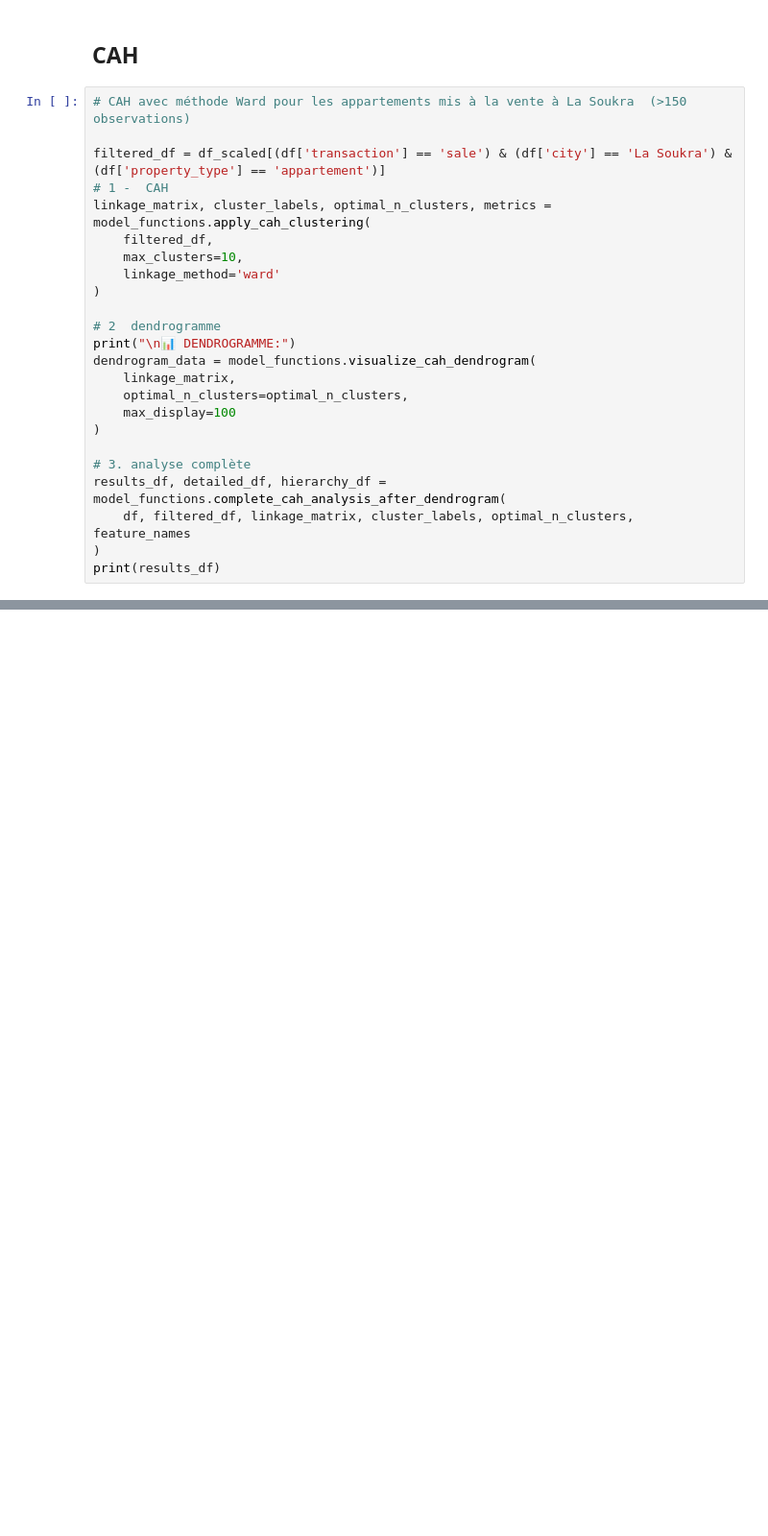
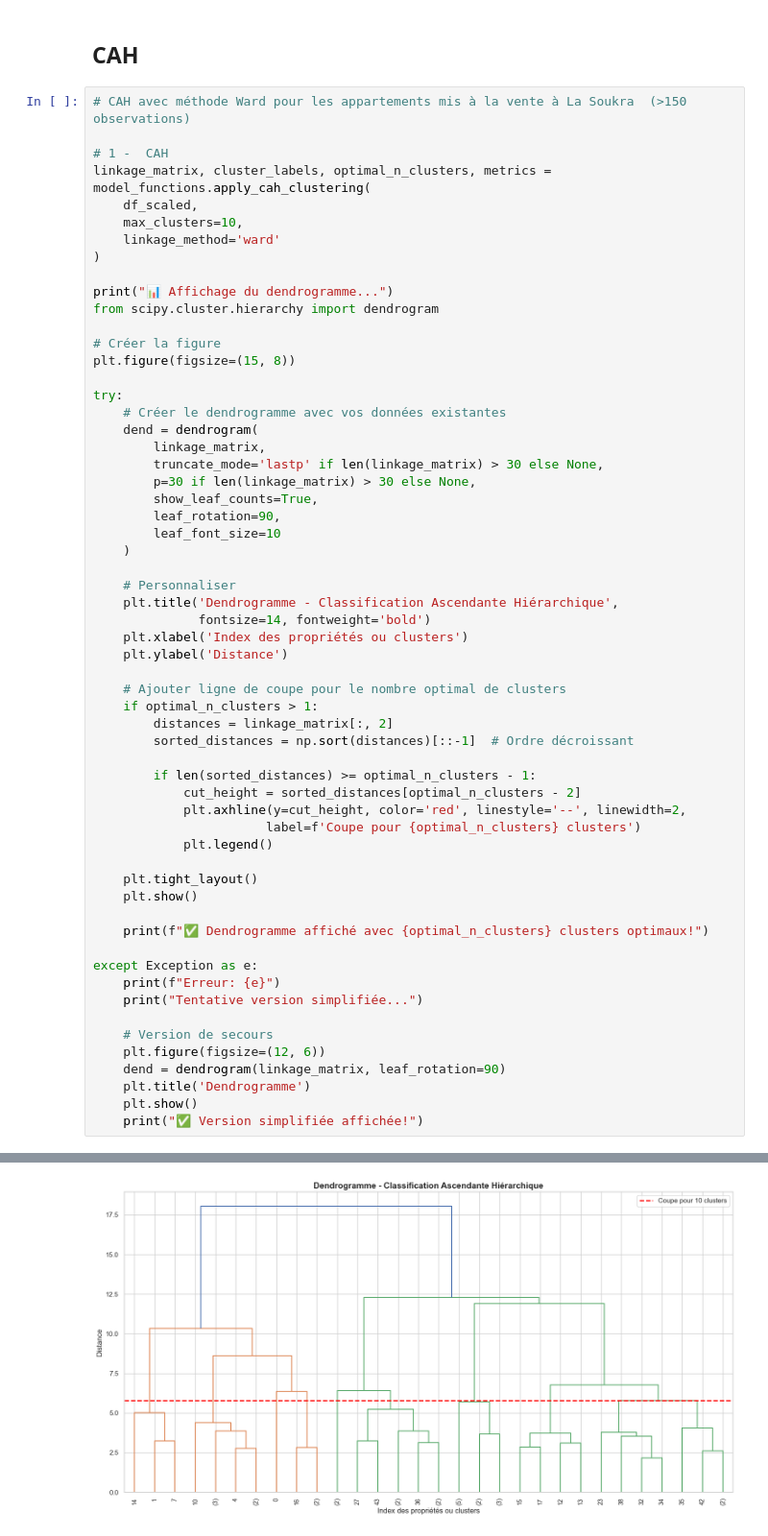
Before and after one commit to yos-r/data_immo, a Jupyter notebook: notebook.ipynb, the cells around one changed output, grey strips where cells are left out. Shown at 96% size. Saved outputs shown, nothing was run; the diff lists cells and outputs as text; blank space fills up the shorter version.

```diff
--- a/notebook.ipynb
+++ b/notebook.ipynb
@@ -939,24 +1468,60 @@ print(f"• dbscan_metrics: métriques de performance")
 # %%
 # CAH avec méthode Ward pour les appartements mis à la vente à La Soukra  (>150 observations)
 
-filtered_df = df_scaled[(df['transaction'] == 'sale') & (df['city'] == 'La Soukra') & (df['property_type'] == 'appartement')]
 # 1 -  CAH
 linkage_matrix, cluster_labels, optimal_n_clusters, metrics = model_functions.apply_cah_clustering(
-    filtered_df,
+    df_scaled,
     max_clusters=10,
     linkage_method='ward'
 )
 
-# 2  dendrogramme
-print("\n📊 DENDROGRAMME:")
-dendrogram_data = model_functions.visualize_cah_dendrogram(
-    linkage_matrix,
-    optimal_n_clusters=optimal_n_clusters,
-    max_display=100
-)
+print("📊 Affichage du dendrogramme...")
+from scipy.cluster.hierarchy import dendrogram
 
-# 3. analyse complète
-results_df, detailed_df, hierarchy_df = model_functions.complete_cah_analysis_after_dendrogram(
-    df, filtered_df, linkage_matrix, cluster_labels, optimal_n_clusters, feature_names
-)
-print(results_df)
+# Créer la figure
+plt.figure(figsize=(15, 8))
+
+try:
+    # Créer le dendrogramme avec vos données existantes
+    dend = dendrogram(
+        linkage_matrix,
+        truncate_mode='lastp' if len(linkage_matrix) > 30 else None,
+        p=30 if len(linkage_matrix) > 30 else None,
+        show_leaf_counts=True,
+        leaf_rotation=90,
+        leaf_font_size=10
+    )
+
+    # Personnaliser
+    plt.title('Dendrogramme - Classification Ascendante Hiérarchique',
+              fontsize=14, fontweight='bold')
+    plt.xlabel('Index des propriétés ou clusters')
+    plt.ylabel('Distance')
+
+    # Ajouter ligne de coupe pour le nombre optimal de clusters
+    if optimal_n_clusters > 1:
+        distances = linkage_matrix[:, 2]
+        sorted_distances = np.sort(distances)[::-1]  # Ordre décroissant
+
+        if len(sorted_distances) >= optimal_n_clusters - 1:
+            cut_height = sorted_distances[optimal_n_clusters - 2]
+            plt.axhline(y=cut_height, color='red', linestyle='--', linewidth=2,
+                       label=f'Coupe pour {optimal_n_clusters} clusters')
+            plt.legend()
+
+    plt.tight_layout()
+    plt.show()
+
+    print(f"✅ Dendrogramme affiché avec {optimal_n_clusters} clusters optimaux!")
+
+except Exception as e:
+    print(f"Erreur: {e}")
+    print("Tentative version simplifiée...")
+
+    # Version de secours
+    plt.figure(figsize=(12, 6))
+    dend = dendrogram(linkage_matrix, leaf_rotation=90)
+    plt.title('Dendrogramme')
+    plt.show()
+    print("✅ Version simplifiée affichée!")
+# %% [output]
@@ -962,0 +1534 @@ print(results_df)
+[figure, added]
```
Also changed, not shown: parts of 24 cells of this notebook, 17 other files.
